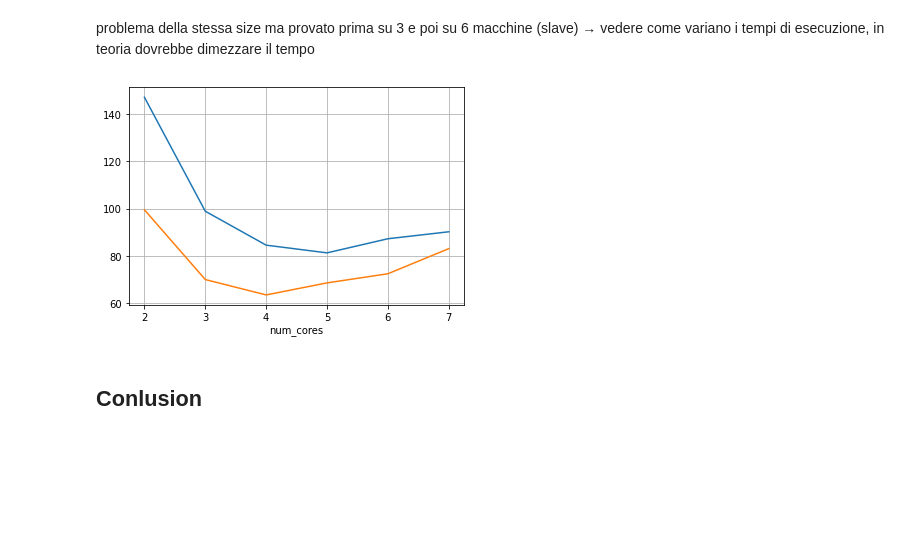
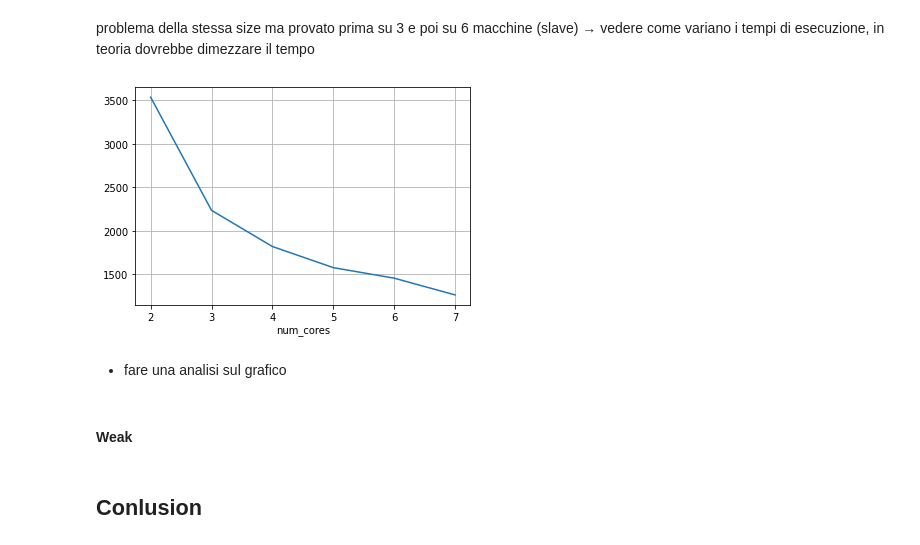
Before and after one commit to Davide-Lotito/ACA_project, a Jupyter notebook: presentation/notebook.ipynb, the cells around one changed output. Drawn from its saved outputs; the diff is of its cells as text; code cells hidden in the pictures; blank space fills up the shorter version.

```diff
--- a/presentation/notebook.ipynb
+++ b/presentation/notebook.ipynb
@@ -400,7 +400,7 @@ plt.grid()
 # %% [markdown]
 * introduzione
 # %%
-df = pd.read_json("./test_cluster.txt")
+df = pd.read_json("./test_cluster2.txt")
 df = df.dropna().reset_index(drop=True)
 df
 # %% [output]
@@ -426,11 +426,15 @@ df
 # %% [markdown]
 problema della stessa size ma provato prima su 3 e poi su 6 macchine (slave) → vedere come variano i tempi di esecuzione, in teoria dovrebbe dimezzare il tempo
 # %%
-df[df.genome=="nostoc"].groupby( "num_cores" ).millisecs.mean().plot()
-df[df.genome=="e_coli"].groupby( "num_cores" ).millisecs.mean().plot()
-df[df.genome=="e_coli"].groupby( "num_cores" ).millisecs.mean().plot()
+#df[df.genome=="nostoc"].groupby( "num_cores" ).millisecs.mean().plot()
+#df[df.genome=="e_coli"].groupby( "num_cores" ).millisecs.mean().plot()
+df[df.genome=="apis"].groupby( "num_cores" ).millisecs.mean().plot()
 plt.grid()
 # %% [output]
-[figure, old version]
+[figure, new version]
+# %% [markdown]
+* fare una analisi sul grafico
+# %% [markdown]
+#### Weak
 # %% [markdown]
 ## Conlusion
```
Also changed, not shown: parts of 1 cell of this notebook.
